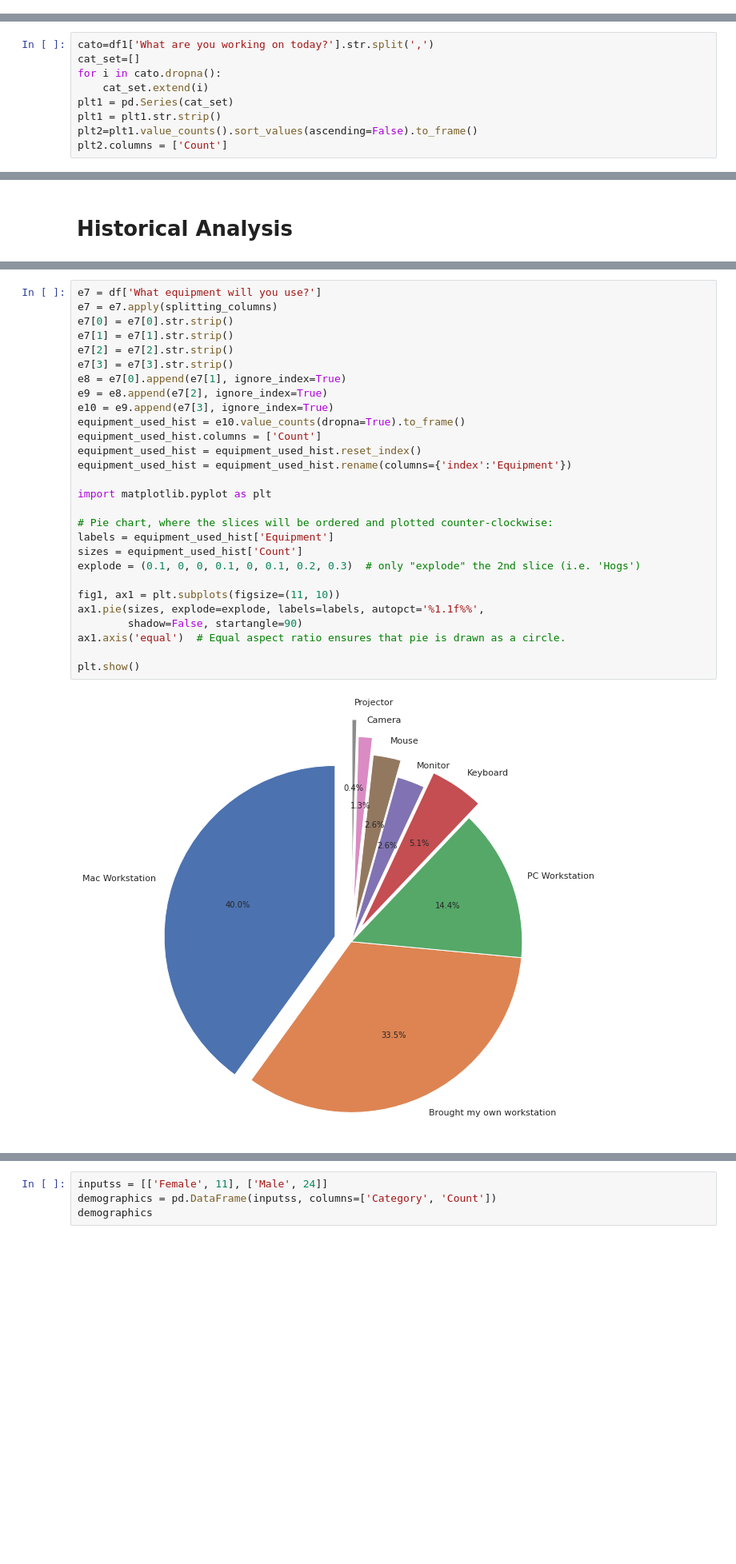
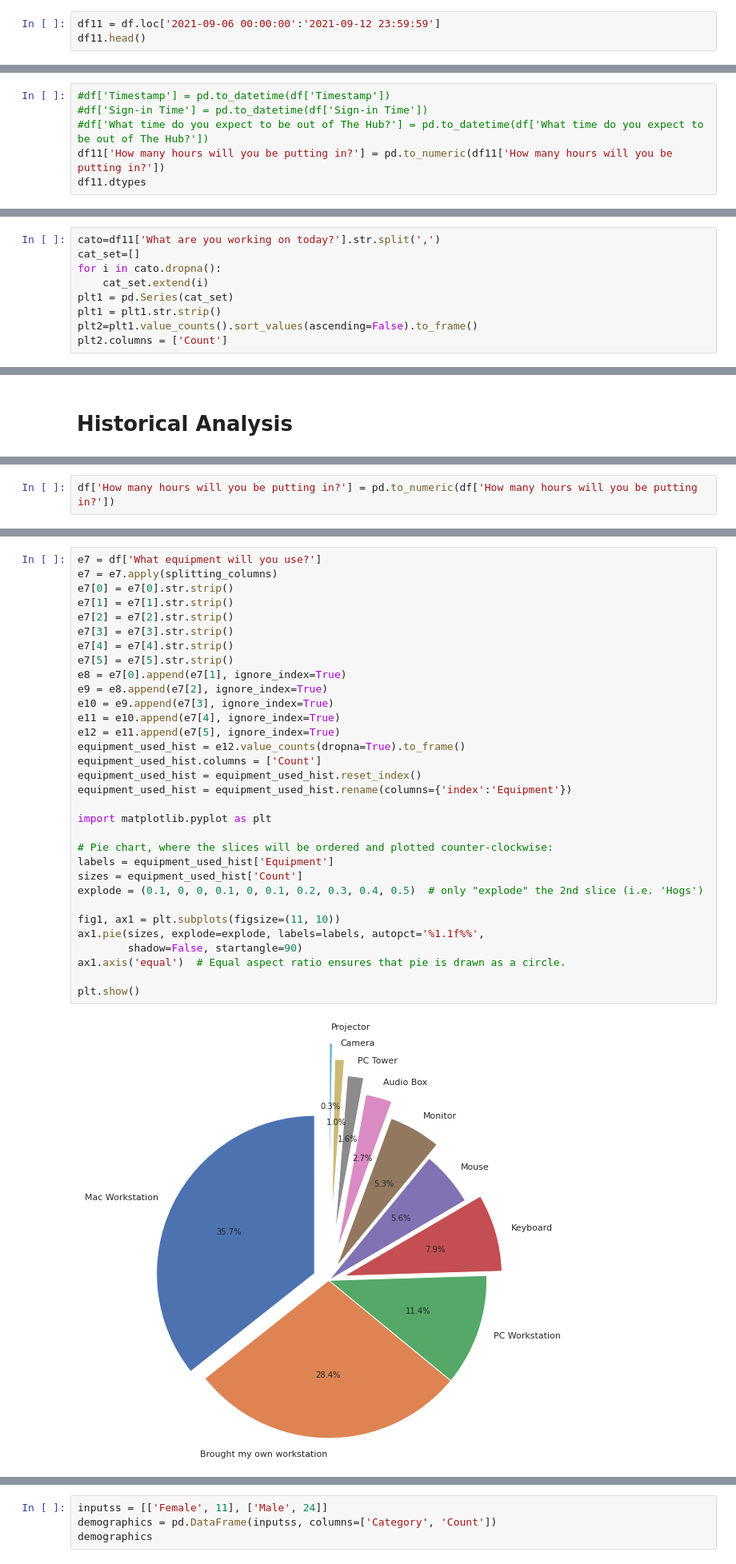
Before and after one commit to Lungelo-cloud/Hub-Analytics, a Jupyter notebook: Hub_Analytica.ipynb, the cells around one changed output, grey strips where cells are left out. Shown: that part at 80% size. Cells and saved outputs as stored; diff of their text form; blank space fills up the shorter version.

```diff
--- a/Hub_Analytica.ipynb
+++ b/Hub_Analytica.ipynb
@@ -94,0 +335,3 @@ df1 = df.loc['2021-08-23 00:00:00':'2021-08-29 23:00:00']
+# %%
+df11 = df.loc['2021-09-06 00:00:00':'2021-09-12 23:59:59']
+df11.head()
@@ -94,0 +348,6 @@ df1 = df.loc['2021-08-23 00:00:00':'2021-08-29 23:00:00']
+# %%
+#df['Timestamp'] = pd.to_datetime(df['Timestamp'])
+#df['Sign-in Time'] = pd.to_datetime(df['Sign-in Time'])
+#df['What time do you expect to be out of The Hub?'] = pd.to_datetime(df['What time do you expect to be out of The Hub?'])
+df11['How many hours will you be putting in?'] = pd.to_numeric(df11['How many hours will you be putting in?'])
+df11.dtypes
@@ -95,5 +371,5 @@ df1 = df.loc['2021-08-23 00:00:00':'2021-08-29 23:00:00']
 # %%
-cato=df1['What are you working on today?'].str.split(',')
+cato=df11['What are you working on today?'].str.split(',')
 cat_set=[]
 for i in cato.dropna():
     cat_set.extend(i)
@@ -466 +750,3 @@ array(['Kwanele', 'José', 'Simanga', 'Sikhulile', 'Gcinimiyalo',
+# %%
+df['How many hours will you be putting in?'] = pd.to_numeric(df['How many hours will you be putting in?'])
 # %%
@@ -496,33 +837,37 @@ e5
 # %%
 e7 = df['What equipment will you use?']
 e7 = e7.apply(splitting_columns)
 e7[0] = e7[0].str.strip()
 e7[1] = e7[1].str.strip()
 e7[2] = e7[2].str.strip()
 e7[3] = e7[3].str.strip()
+e7[4] = e7[4].str.strip()
+e7[5] = e7[5].str.strip()
 e8 = e7[0].append(e7[1], ignore_index=True)
 e9 = e8.append(e7[2], ignore_index=True)
 e10 = e9.append(e7[3], ignore_index=True)
-equipment_used_hist = e10.value_counts(dropna=True).to_frame()
+e11 = e10.append(e7[4], ignore_index=True)
+e12 = e11.append(e7[5], ignore_index=True)
+equipment_used_hist = e12.value_counts(dropna=True).to_frame()
 equipment_used_hist.columns = ['Count']
 equipment_used_hist = equipment_used_hist.reset_index()
 equipment_used_hist = equipment_used_hist.rename(columns={'index':'Equipment'})
 
 import matplotlib.pyplot as plt
 
 # Pie chart, where the slices will be ordered and plotted counter-clockwise:
 labels = equipment_used_hist['Equipment']
 sizes = equipment_used_hist['Count']
-explode = (0.1, 0, 0, 0.1, 0, 0.1, 0.2, 0.3)  # only "explode" the 2nd slice (i.e. 'Hogs')
+explode = (0.1, 0, 0, 0.1, 0, 0.1, 0.2, 0.3, 0.4, 0.5)  # only "explode" the 2nd slice (i.e. 'Hogs')
 
 fig1, ax1 = plt.subplots(figsize=(11, 10))
 ax1.pie(sizes, explode=explode, labels=labels, autopct='%1.1f%%',
         shadow=False, startangle=90)
 ax1.axis('equal')  # Equal aspect ratio ensures that pie is drawn as a circle.
 
 plt.show()
 # %% [output]
-[figure, old version]
+[figure, new version]
 # %%
 equipment_used_hist['%'] = (equipment_used_hist['Count'] / equipment_used_hist['Count'].sum()).multiply(100)
 equipment_used_hist
```
Also changed, not shown: parts of 81 cells of this notebook.
